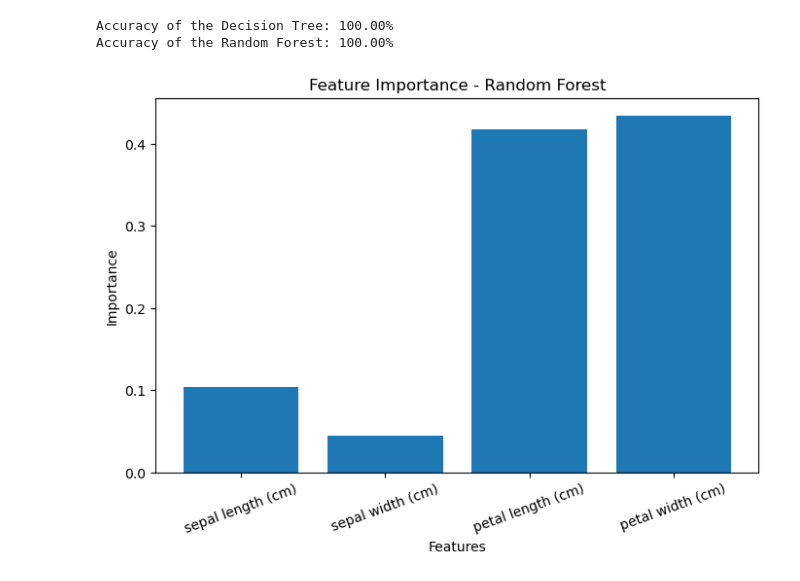
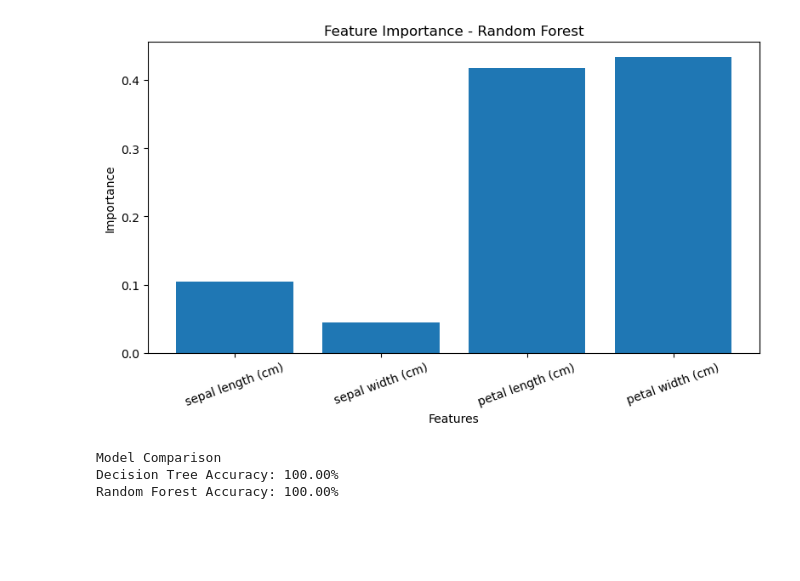
Before and after one commit to OlisBahari/Olis-Bahari-ML-ITAI-1371, a Jupyter notebook: Labs/Lab-09/L09_OlisBahari_ITAI1371.ipynb, the cells around one changed output. Cells and saved outputs as stored; diff of their text form; code cells hidden in the pictures; blank space fills up the shorter version.

```diff
--- a/Labs/Lab-09/L09_OlisBahari_ITAI1371.ipynb
+++ b/Labs/Lab-09/L09_OlisBahari_ITAI1371.ipynb
@@ -66,33 +86,49 @@ def Train_Random_Forest():
 # %%
 # Plot Random Forest Feature Importance Routine
-def Plot_Random_Forest_Feature_Importance():
+def Plot_Random_Forest_Feature_Importance(random_forest, feature_names):
 
-    # Get feature importances
+    # Get feature importance values
     importances = random_forest.feature_importances_
 
-    # Feature names
-    feature_names = iris.feature_names
+    # Create the feature importance graph
+    plt.figure(figsize=(8, 5))
+    plt.bar(feature_names, importances)
 
-    # Plot feature importance
-    plt.figure(figsize=(8,5))
-    plt.bar(feature_names, importances)
     plt.title("Feature Importance - Random Forest")
     plt.xlabel("Features")
     plt.ylabel("Importance")
     plt.xticks(rotation=20)
+    plt.tight_layout()
 
     plt.show()
-# %%
-# <<< Main Routine >>>
-
-Load_Iris_Dataset()
-
-Train_Single_Decision_Tree()
-
-Train_Random_Forest()
-
-Plot_Random_Forest_Feature_Importance()
-# %% [output]
-Accuracy of the Decision Tree: 100.00%
-Accuracy of the Random Forest: 100.00%
-[figure, removed]
+# %%
+# <<< Main Routine >>>
+def Main():
+
+    # Load the dataset
+    iris, X, y = Load_Iris_Dataset()
+
+    # Separate training and testing data
+    X_train, X_test, y_train, y_test = (Separate_Train_And_Test_Data(X, y))
+
+    # Train and evaluate the Decision Tree
+    _, accuracy_tree = Train_Single_Decision_Tree(X_train,X_test,y_train,y_test)
+
+    # Train and evaluate the Random Forest
+    random_forest, accuracy_rf = Train_Random_Forest(X_train,X_test,y_train,y_test)
+
+    # Plot Random Forest feature importances
+    Plot_Random_Forest_Feature_Importance(random_forest,iris.feature_names)
+
+    print("\nModel Comparison")
+    print(f"Decision Tree Accuracy: {accuracy_tree:.2%}")
+    print(f"Random Forest Accuracy: {accuracy_rf:.2%}")
+# %%
+# Run the program
+if __name__ == "__main__":
+    Main()
+# %% [output]
+[figure, added]
+Model Comparison
+Decision Tree Accuracy: 100.00%
+Random Forest Accuracy: 100.00%
```
Also changed, not shown: parts of 6 cells of this notebook, 1 other file.
